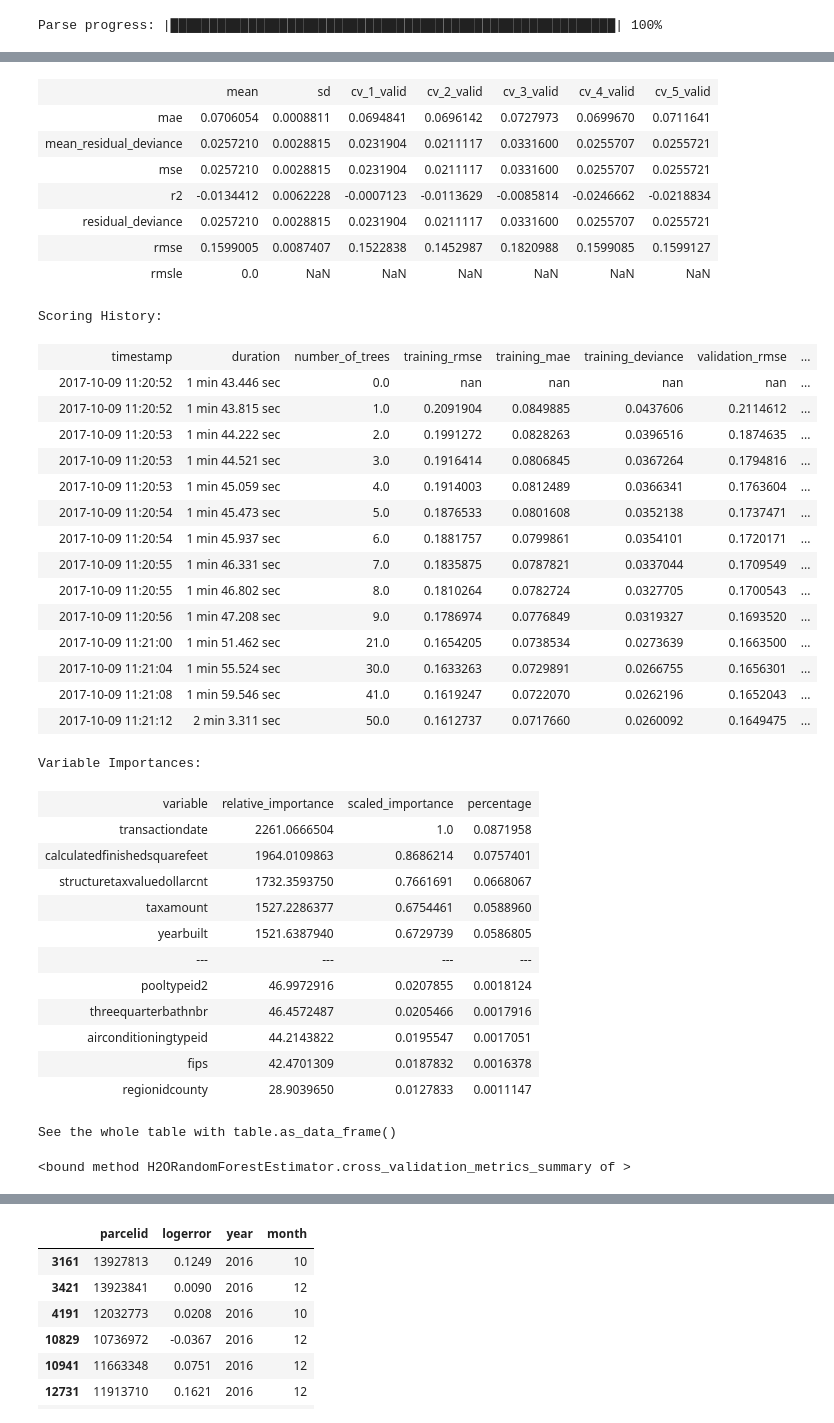
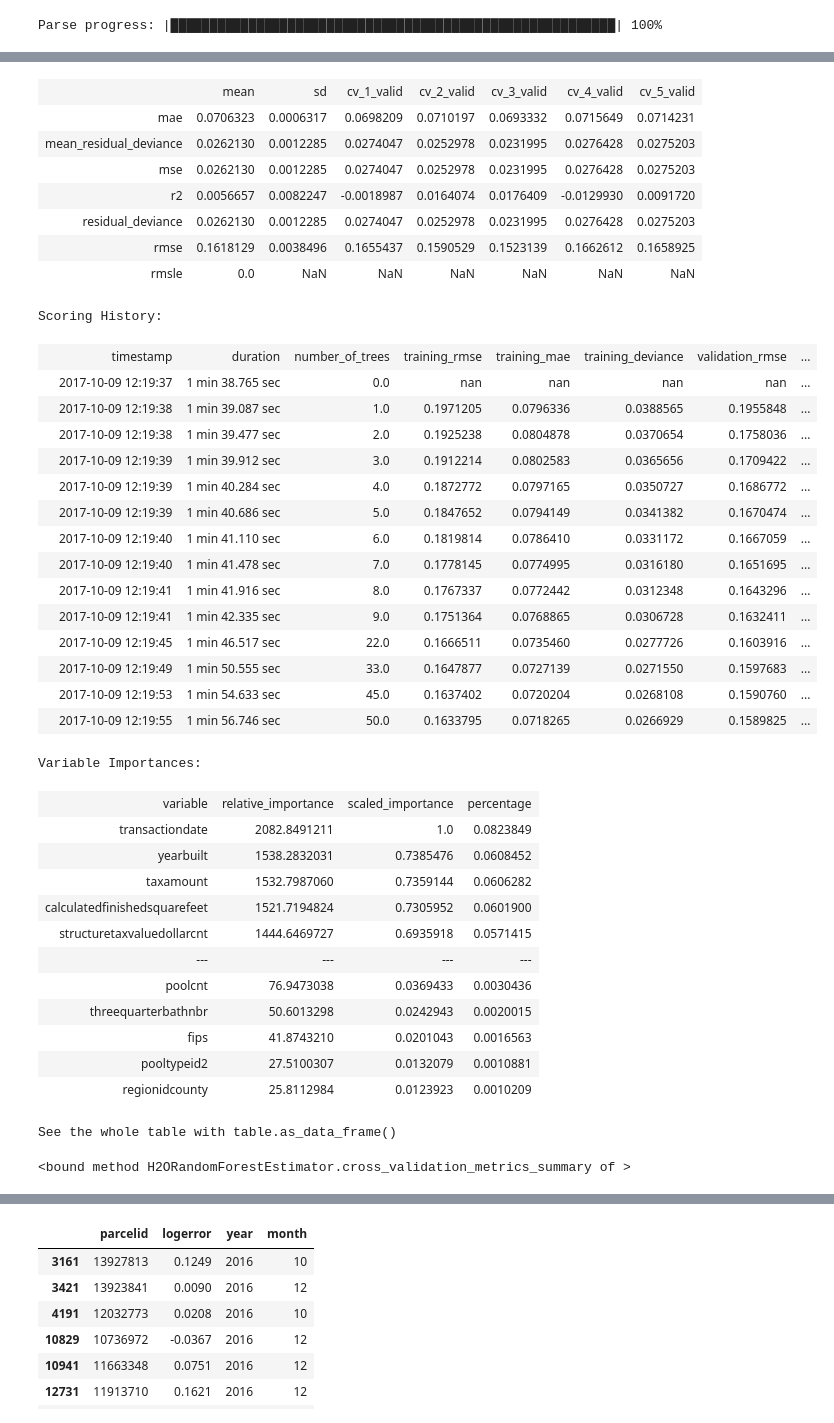
Before and after one commit to ghk829/kaggle, a Jupyter notebook: zillow/20171009_KH.ipynb, the cells around one changed output, grey strips where cells are left out. Drawn from its saved outputs; the diff is of its cells as text; code cells hidden in the pictures.

```diff
--- a/zillow/20171009_KH.ipynb
+++ b/zillow/20171009_KH.ipynb
@@ -640,7 +640,9 @@ train=splits[0]
 valid=splits[1]
 # %%
 from h2o.estimators.random_forest import H2ORandomForestEstimator
-fit1 = H2ORandomForestEstimator(model_id = 'fit1',nfolds = 5)
+fit1 = H2ORandomForestEstimator(model_id = 'fit1',nfolds = 5,fold_assignment="Modulo",
+                                      keep_cross_validation_predictions=True,
+                                      seed=1)
 fit1.train(x=x_names, y=y_name, training_frame=train,validation_frame=valid)
 fit1.cross_validation_metrics_summary
 # %% [output]
@@ -663,41 +665,41 @@ Mean Residual Deviance: 0.0257278866062
 Cross-Validation Metrics Summary:
 |  | mean | sd | cv_1_valid | cv_2_valid | cv_3_valid | cv_4_valid | cv_5_valid |
-| mae | 0.0706054 | 0.0008811 | 0.0694841 | 0.0696142 | 0.0727973 | 0.0699670 | 0.0711641 |
-| mean_residual_deviance | 0.0257210 | 0.0028815 | 0.0231904 | 0.0211117 | 0.0331600 | 0.0255707 | 0.0255721 |
-| mse | 0.0257210 | 0.0028815 | 0.0231904 | 0.0211117 | 0.0331600 | 0.0255707 | 0.0255721 |
-| r2 | -0.0134412 | 0.0062228 | -0.0007123 | -0.0113629 | -0.0085814 | -0.0246662 | -0.0218834 |
-| residual_deviance | 0.0257210 | 0.0028815 | 0.0231904 | 0.0211117 | 0.0331600 | 0.0255707 | 0.0255721 |
-| rmse | 0.1599005 | 0.0087407 | 0.1522838 | 0.1452987 | 0.1820988 | 0.1599085 | 0.1599127 |
+| mae | 0.0706323 | 0.0006317 | 0.0698209 | 0.0710197 | 0.0693332 | 0.0715649 | 0.0714231 |
+| mean_residual_deviance | 0.0262130 | 0.0012285 | 0.0274047 | 0.0252978 | 0.0231995 | 0.0276428 | 0.0275203 |
+| mse | 0.0262130 | 0.0012285 | 0.0274047 | 0.0252978 | 0.0231995 | 0.0276428 | 0.0275203 |
+| r2 | 0.0056657 | 0.0082247 | -0.0018987 | 0.0164074 | 0.0176409 | -0.0129930 | 0.0091720 |
+| residual_deviance | 0.0262130 | 0.0012285 | 0.0274047 | 0.0252978 | 0.0231995 | 0.0276428 | 0.0275203 |
+| rmse | 0.1618129 | 0.0038496 | 0.1655437 | 0.1590529 | 0.1523139 | 0.1662612 | 0.1658925 |
 | rmsle | 0.0 | NaN | NaN | NaN | NaN | NaN | NaN |
 Scoring History:
 |  | timestamp | duration | number_of_trees | training_rmse | training_mae | training_deviance | validation_rmse | ... |
-|  | 2017-10-09 11:20:52 | 1 min 43.446 sec | 0.0 | nan | nan | nan | nan | ... |
-|  | 2017-10-09 11:20:52 | 1 min 43.815 sec | 1.0 | 0.2091904 | 0.0849885 | 0.0437606 | 0.2114612 | ... |
-|  | 2017-10-09 11:20:53 | 1 min 44.222 sec | 2.0 | 0.1991272 | 0.0828263 | 0.0396516 | 0.1874635 | ... |
-|  | 2017-10-09 11:20:53 | 1 min 44.521 sec | 3.0 | 0.1916414 | 0.0806845 | 0.0367264 | 0.1794816 | ... |
-|  | 2017-10-09 11:20:53 | 1 min 45.059 sec | 4.0 | 0.1914003 | 0.0812489 | 0.0366341 | 0.1763604 | ... |
-|  | 2017-10-09 11:20:54 | 1 min 45.473 sec | 5.0 | 0.1876533 | 0.0801608 | 0.0352138 | 0.1737471 | ... |
-|  | 2017-10-09 11:20:54 | 1 min 45.937 sec | 6.0 | 0.1881757 | 0.0799861 | 0.0354101 | 0.1720171 | ... |
-|  | 2017-10-09 11:20:55 | 1 min 46.331 sec | 7.0 | 0.1835875 | 0.0787821 | 0.0337044 | 0.1709549 | ... |
-|  | 2017-10-09 11:20:55 | 1 min 46.802 sec | 8.0 | 0.1810264 | 0.0782724 | 0.0327705 | 0.1700543 | ... |
-|  | 2017-10-09 11:20:56 | 1 min 47.208 sec | 9.0 | 0.1786974 | 0.0776849 | 0.0319327 | 0.1693520 | ... |
-|  | 2017-10-09 11:21:00 | 1 min 51.462 sec | 21.0 | 0.1654205 | 0.0738534 | 0.0273639 | 0.1663500 | ... |
-|  | 2017-10-09 11:21:04 | 1 min 55.524 sec | 30.0 | 0.1633263 | 0.0729891 | 0.0266755 | 0.1656301 | ... |
-|  | 2017-10-09 11:21:08 | 1 min 59.546 sec | 41.0 | 0.1619247 | 0.0722070 | 0.0262196 | 0.1652043 | ... |
-|  | 2017-10-09 11:21:12 | 2 min 3.311 sec | 50.0 | 0.1612737 | 0.0717660 | 0.0260092 | 0.1649475 | ... |
+|  | 2017-10-09 12:19:37 | 1 min 38.765 sec | 0.0 | nan | nan | nan | nan | ... |
+|  | 2017-10-09 12:19:38 | 1 min 39.087 sec | 1.0 | 0.1971205 | 0.0796336 | 0.0388565 | 0.1955848 | ... |
+|  | 2017-10-09 12:19:38 | 1 min 39.477 sec | 2.0 | 0.1925238 | 0.0804878 | 0.0370654 | 0.1758036 | ... |
+|  | 2017-10-09 12:19:39 | 1 min 39.912 sec | 3.0 | 0.1912214 | 0.0802583 | 0.0365656 | 0.1709422 | ... |
+|  | 2017-10-09 12:19:39 | 1 min 40.284 sec | 4.0 | 0.1872772 | 0.0797165 | 0.0350727 | 0.1686772 | ... |
+|  | 2017-10-09 12:19:39 | 1 min 40.686 sec | 5.0 | 0.1847652 | 0.0794149 | 0.0341382 | 0.1670474 | ... |
+|  | 2017-10-09 12:19:40 | 1 min 41.110 sec | 6.0 | 0.1819814 | 0.0786410 | 0.0331172 | 0.1667059 | ... |
+|  | 2017-10-09 12:19:40 | 1 min 41.478 sec | 7.0 | 0.1778145 | 0.0774995 | 0.0316180 | 0.1651695 | ... |
+|  | 2017-10-09 12:19:41 | 1 min 41.916 sec | 8.0 | 0.1767337 | 0.0772442 | 0.0312348 | 0.1643296 | ... |
+|  | 2017-10-09 12:19:41 | 1 min 42.335 sec | 9.0 | 0.1751364 | 0.0768865 | 0.0306728 | 0.1632411 | ... |
+|  | 2017-10-09 12:19:45 | 1 min 46.517 sec | 22.0 | 0.1666511 | 0.0735460 | 0.0277726 | 0.1603916 | ... |
+|  | 2017-10-09 12:19:49 | 1 min 50.555 sec | 33.0 | 0.1647877 | 0.0727139 | 0.0271550 | 0.1597683 | ... |
+|  | 2017-10-09 12:19:53 | 1 min 54.633 sec | 45.0 | 0.1637402 | 0.0720204 | 0.0268108 | 0.1590760 | ... |
+|  | 2017-10-09 12:19:55 | 1 min 56.746 sec | 50.0 | 0.1633795 | 0.0718265 | 0.0266929 | 0.1589825 | ... |
 Variable Importances:
 | variable | relative_importance | scaled_importance | percentage |
-| transactiondate | 2261.0666504 | 1.0 | 0.0871958 |
-| calculatedfinishedsquarefeet | 1964.0109863 | 0.8686214 | 0.0757401 |
-| structuretaxvaluedollarcnt | 1732.3593750 | 0.7661691 | 0.0668067 |
-| taxamount | 1527.2286377 | 0.6754461 | 0.0588960 |
-| yearbuilt | 1521.6387940 | 0.6729739 | 0.0586805 |
+| transactiondate | 2082.8491211 | 1.0 | 0.0823849 |
+| yearbuilt | 1538.2832031 | 0.7385476 | 0.0608452 |
+| taxamount | 1532.7987060 | 0.7359144 | 0.0606282 |
+| calculatedfinishedsquarefeet | 1521.7194824 | 0.7305952 | 0.0601900 |
+| structuretaxvaluedollarcnt | 1444.6469727 | 0.6935918 | 0.0571415 |
 | --- | --- | --- | --- |
-| pooltypeid2 | 46.9972916 | 0.0207855 | 0.0018124 |
-| threequarterbathnbr | 46.4572487 | 0.0205466 | 0.0017916 |
-| airconditioningtypeid | 44.2143822 | 0.0195547 | 0.0017051 |
-| fips | 42.4701309 | 0.0187832 | 0.0016378 |
-| regionidcounty | 28.9039650 | 0.0127833 | 0.0011147 |
+| poolcnt | 76.9473038 | 0.0369433 | 0.0030436 |
+| threequarterbathnbr | 50.6013298 | 0.0242943 | 0.0020015 |
+| fips | 41.8743210 | 0.0201043 | 0.0016563 |
+| pooltypeid2 | 27.5100307 | 0.0132079 | 0.0010881 |
+| regionidcounty | 25.8112984 | 0.0123923 | 0.0010209 |
 See the whole table with table.as_data_frame()
 <bound method H2ORandomForestEstimator.cross_validation_metrics_summary of >
 # %%
```
Also changed, not shown: parts of 10 cells of this notebook.
